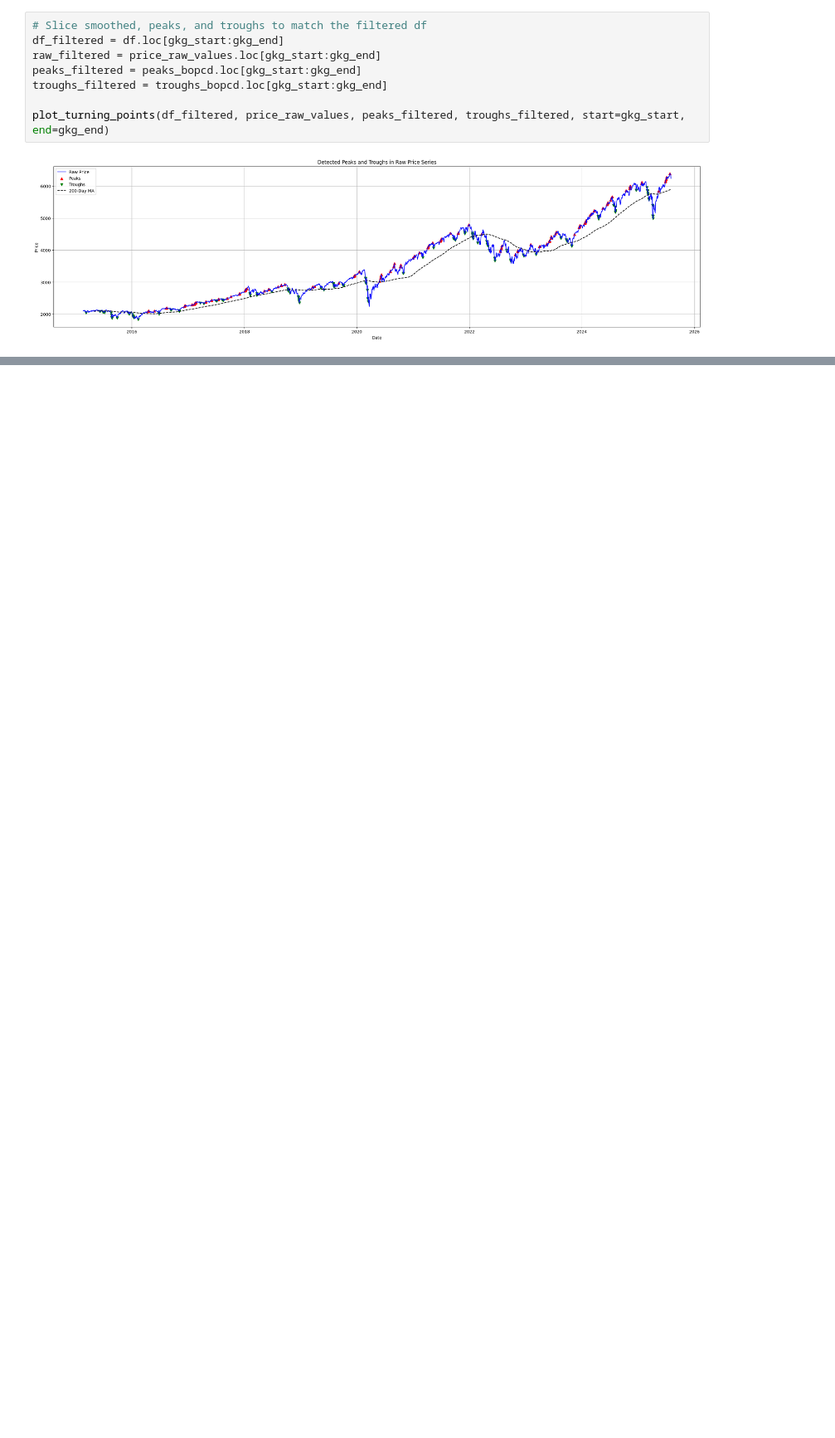
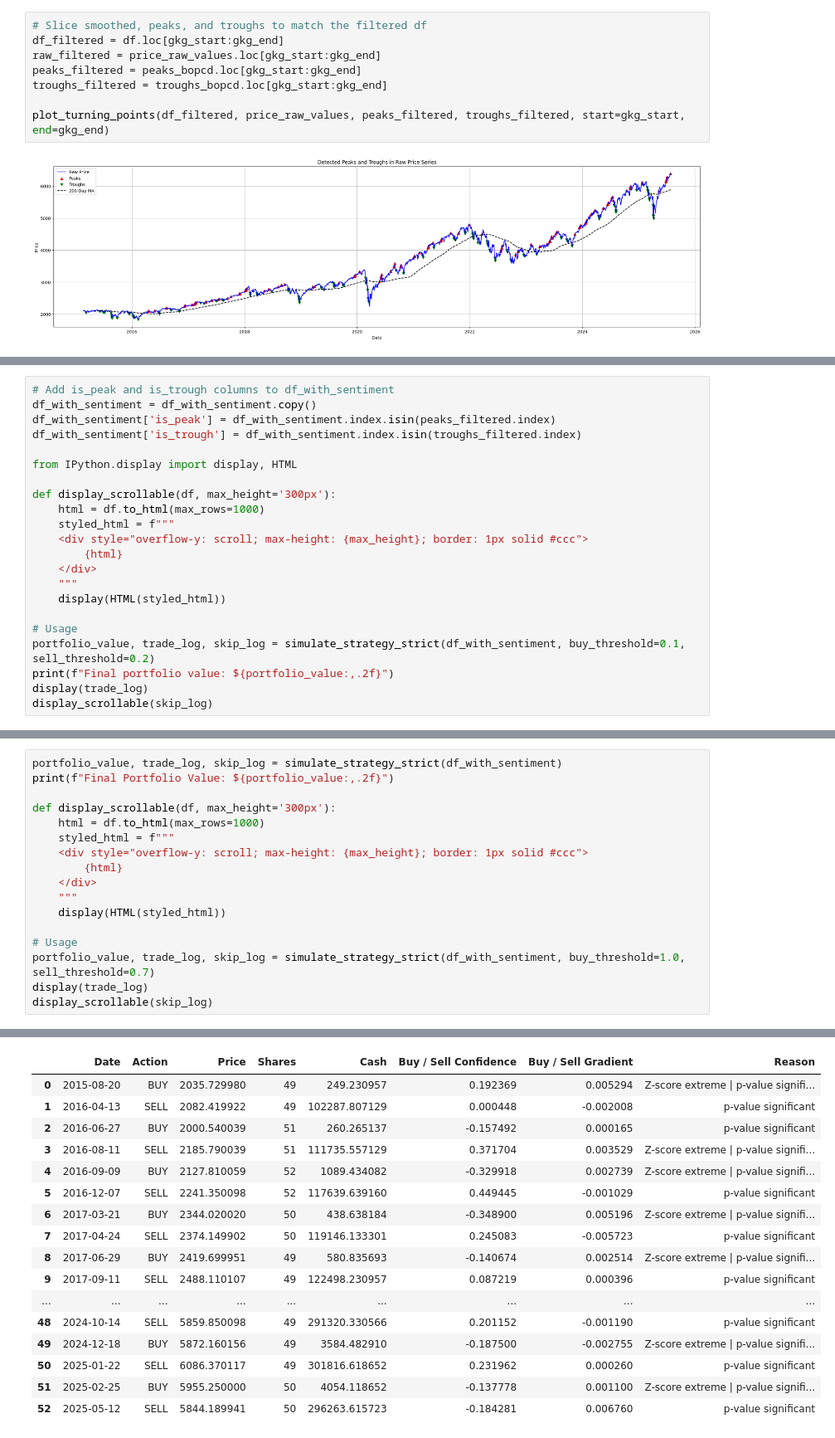
Before and after one commit to snatzehua/c-finance, a Jupyter notebook: intro1.ipynb, the cells around one changed output, grey strips where cells are left out. Shown at 83% size. Cells and saved outputs as stored; diff of their text form; blank space fills up the shorter version.

```diff
--- a/intro1.ipynb
+++ b/intro1.ipynb
@@ -833,0 +956,22 @@ df_with_sentiment = plot_turning_points_with_sentiment(df, df_gkg, peaks_filtere
+# %%
+# Add is_peak and is_trough columns to df_with_sentiment
+df_with_sentiment = df_with_sentiment.copy()
+df_with_sentiment['is_peak'] = df_with_sentiment.index.isin(peaks_filtered.index)
+df_with_sentiment['is_trough'] = df_with_sentiment.index.isin(troughs_filtered.index)
+
+from IPython.display import display, HTML
+
+def display_scrollable(df, max_height='300px'):
+    html = df.to_html(max_rows=1000)
+    styled_html = f"""
+    <div style="overflow-y: scroll; max-height: {max_height}; border: 1px solid #ccc">
+        {html}
+    </div>
+    """
+    display(HTML(styled_html))
+
+# Usage
+portfolio_value, trade_log, skip_log = simulate_strategy_strict(df_with_sentiment, buy_threshold=0.1, sell_threshold=0.2)
+print(f"Final portfolio value: ${portfolio_value:,.2f}")
+display(trade_log)
+display_scrollable(skip_log)
@@ -833,0 +1133,18 @@ df_with_sentiment = plot_turning_points_with_sentiment(df, df_gkg, peaks_filtere
+# %%
+portfolio_value, trade_log, skip_log = simulate_strategy_strict(df_with_sentiment)
+print(f"Final Portfolio Value: ${portfolio_value:,.2f}")
+
+def display_scrollable(df, max_height='300px'):
+    html = df.to_html(max_rows=1000)
+    styled_html = f"""
+    <div style="overflow-y: scroll; max-height: {max_height}; border: 1px solid #ccc">
+        {html}
+    </div>
+    """
+    display(HTML(styled_html))
+
+# Usage
+portfolio_value, trade_log, skip_log = simulate_strategy_strict(df_with_sentiment, buy_threshold=1.0, sell_threshold=0.7)
+display(trade_log)
+display_scrollable(skip_log)
+# %% [output]
@@ -833,0 +1152,17 @@ df_with_sentiment = plot_turning_points_with_sentiment(df, df_gkg, peaks_filtere
+|  | Date | Action | Price | Shares | Cash | Buy / Sell Confidence | Buy / Sell Gradient | Reason |
+| 0 | 2015-08-20 | BUY | 2035.729980 | 49 | 249.230957 | 0.192369 | 0.005294 | Z-score extreme | p-value signifi... |
+| 1 | 2016-04-13 | SELL | 2082.419922 | 49 | 102287.807129 | 0.000448 | -0.002008 | p-value significant |
+| 2 | 2016-06-27 | BUY | 2000.540039 | 51 | 260.265137 | -0.157492 | 0.000165 | p-value significant |
+| 3 | 2016-08-11 | SELL | 2185.790039 | 51 | 111735.557129 | 0.371704 | 0.003529 | Z-score extreme | p-value signifi... |
+| 4 | 2016-09-09 | BUY | 2127.810059 | 52 | 1089.434082 | -0.329918 | 0.002739 | Z-score extreme | p-value signifi... |
+| 5 | 2016-12-07 | SELL | 2241.350098 | 52 | 117639.639160 | 0.449445 | -0.001029 | p-value significant |
+| 6 | 2017-03-21 | BUY | 2344.020020 | 50 | 438.638184 | -0.348900 | 0.005196 | Z-score extreme | p-value signifi... |
+| 7 | 2017-04-24 | SELL | 2374.149902 | 50 | 119146.133301 | 0.245083 | -0.005723 | p-value significant |
+| 8 | 2017-06-29 | BUY | 2419.699951 | 49 | 580.835693 | -0.140674 | 0.002514 | Z-score extreme | p-value signifi... |
+| 9 | 2017-09-11 | SELL | 2488.110107 | 49 | 122498.230957 | 0.087219 | 0.000396 | p-value significant |
+| ... | ... | ... | ... | ... | ... | ... | ... | ... |
+| 48 | 2024-10-14 | SELL | 5859.850098 | 49 | 291320.330566 | 0.201152 | -0.001190 | p-value significant |
+| 49 | 2024-12-18 | BUY | 5872.160156 | 49 | 3584.482910 | -0.187500 | -0.002755 | Z-score extreme | p-value signifi... |
+| 50 | 2025-01-22 | SELL | 6086.370117 | 49 | 301816.618652 | 0.231962 | 0.000260 | p-value significant |
+| 51 | 2025-02-25 | BUY | 5955.250000 | 50 | 4054.118652 | -0.137778 | 0.001100 | Z-score extreme | p-value signifi... |
+| 52 | 2025-05-12 | SELL | 5844.189941 | 50 | 296263.615723 | -0.184281 | 0.006760 | p-value significant |
```
Also changed, not shown: parts of 21 cells of this notebook, 2 other files.
